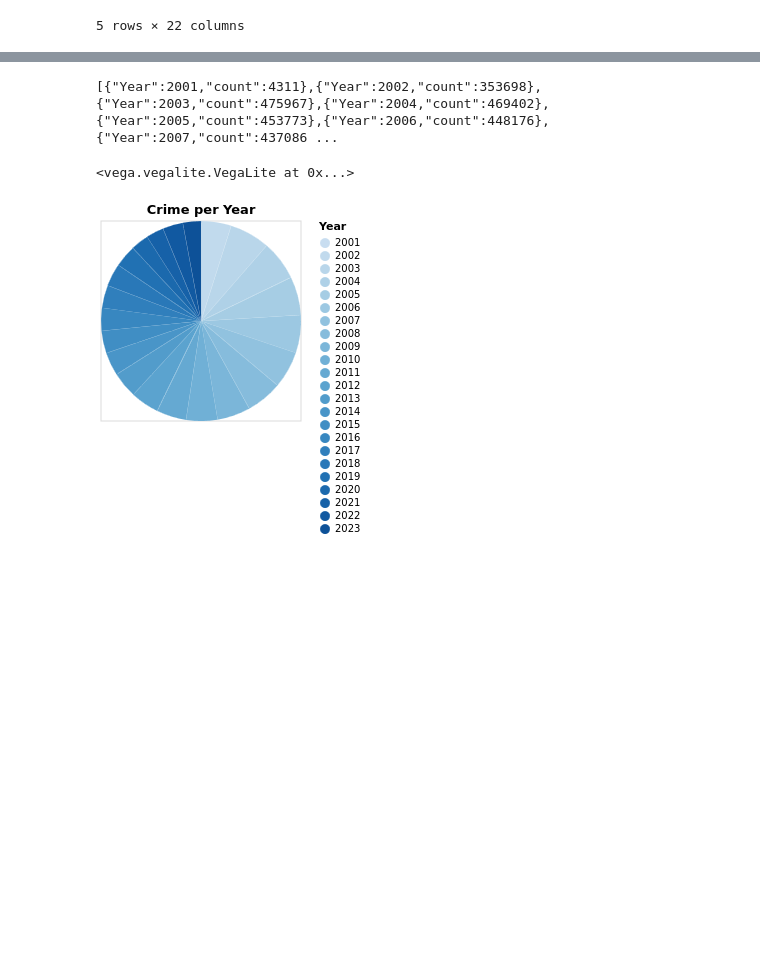
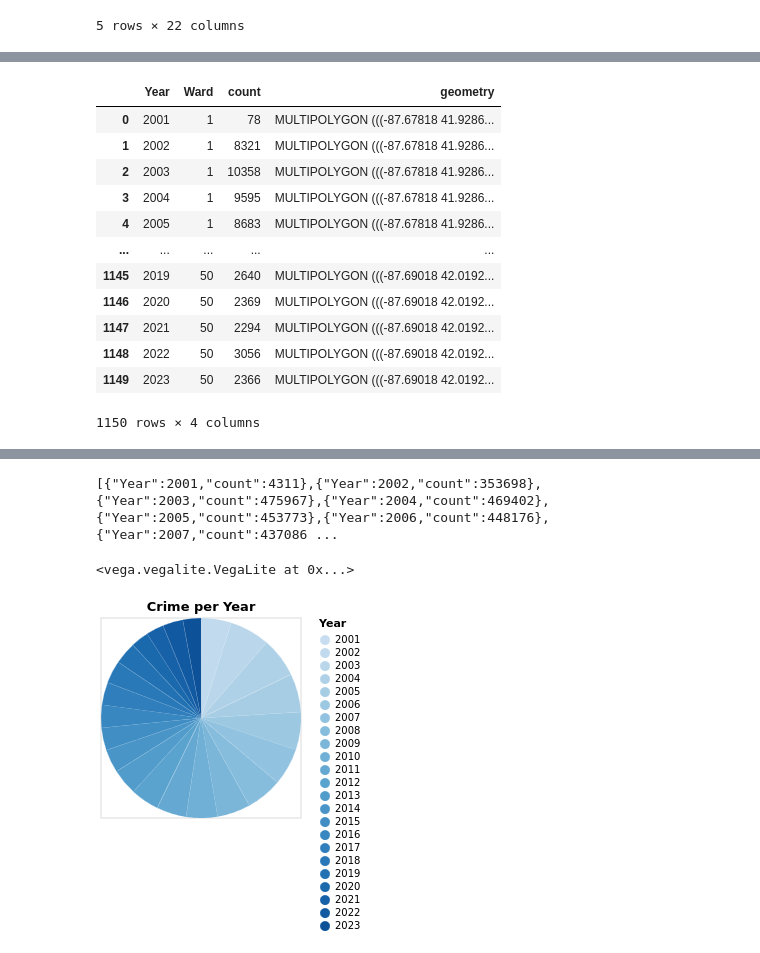
Before and after one commit to WSBTM95/visualWebsite, a Jupyter notebook: Assignment 3.ipynb, the cells around one changed output, grey strips where cells are left out. Cells and saved outputs as stored; diff of their text form; code cells hidden in the pictures; blank space fills up the shorter version.

```diff
--- a/Assignment 3.ipynb
+++ b/Assignment 3.ipynb
@@ -264,0 +325,18 @@ vte(heatDSpec)
+# %%
+wgeo = wdf[["Ward", "geometry"]]
+geoCrime = cdfc[['Ward', 'count', "Year"]].groupby(["Year", 'Ward']).count().reset_index()
+gc = geoCrime.merge(wgeo, on='Ward', how='inner')
+# %% [output]
+|  | Year | Ward | count | geometry |
+| 0 | 2001 | 1 | 78 | MULTIPOLYGON (((-87.67818 41.9286... |
+| 1 | 2002 | 1 | 8321 | MULTIPOLYGON (((-87.67818 41.9286... |
+| 2 | 2003 | 1 | 10358 | MULTIPOLYGON (((-87.67818 41.9286... |
+| 3 | 2004 | 1 | 9595 | MULTIPOLYGON (((-87.67818 41.9286... |
+| 4 | 2005 | 1 | 8683 | MULTIPOLYGON (((-87.67818 41.9286... |
+| ... | ... | ... | ... | ... |
+| 1145 | 2019 | 50 | 2640 | MULTIPOLYGON (((-87.69018 42.0192... |
+| 1146 | 2020 | 50 | 2369 | MULTIPOLYGON (((-87.69018 42.0192... |
+| 1147 | 2021 | 50 | 2294 | MULTIPOLYGON (((-87.69018 42.0192... |
+| 1148 | 2022 | 50 | 3056 | MULTIPOLYGON (((-87.69018 42.0192... |
+| 1149 | 2023 | 50 | 2366 | MULTIPOLYGON (((-87.69018 42.0192... |
+1150 rows × 4 columns
```
Also changed, not shown: parts of 10 cells of this notebook, 6 other files.
